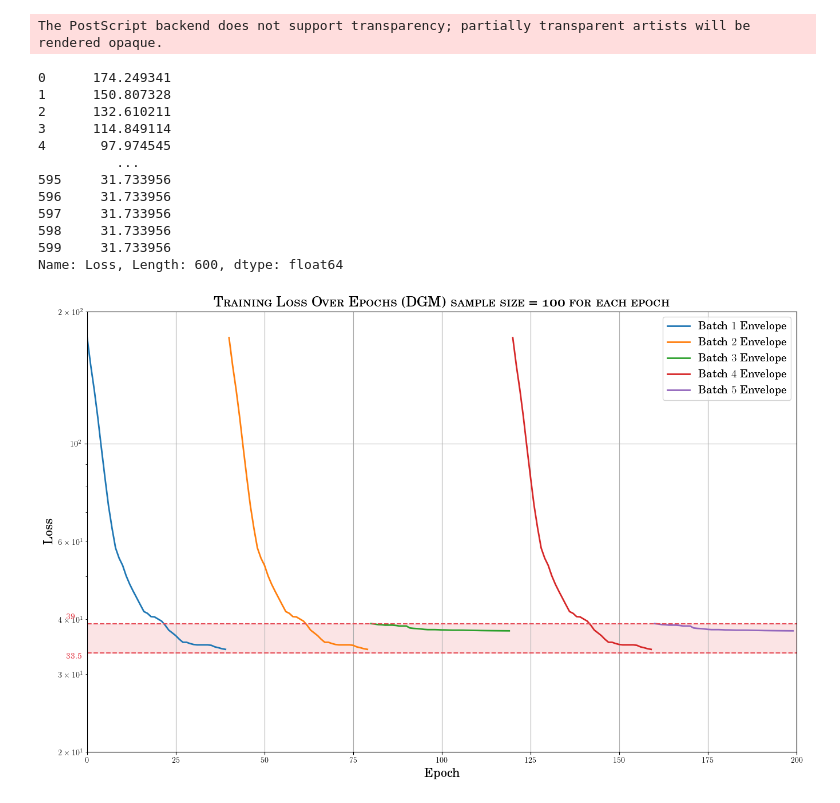
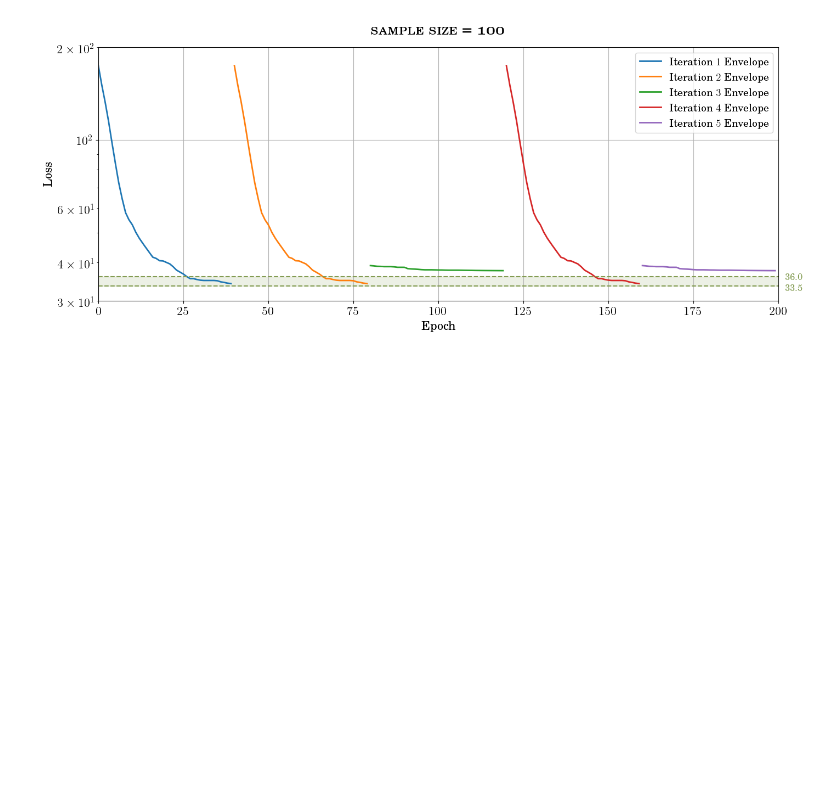
Before and after one commit to Warren12138/SCDAA, a Jupyter notebook: Exercise3_1_primary.ipynb, the cells around one changed output. Saved outputs shown, nothing was run; the diff lists cells and outputs as text; code cells hidden in the pictures; blank space fills up the shorter version.

```diff
--- a/Exercise3_1_primary.ipynb
+++ b/Exercise3_1_primary.ipynb
@@ -236,13 +237,14 @@ T = torch.tensor(1.0, dtype=Proj_dtype, device = Proj_device)
 
 # Initialize LQR solver with given matrices and settings
 solver = LQRSolver(H, M, sigma, C, D, R, T=T, method="euler")
+# %%
+# Define different sample sizes for experimentation
+samplesize = [100, 1000, 5000]
+# Define number of epochs for training
+epochs = 40
+# Define batch size for training
+Iteration = 5
 # %%
-# Define different sample sizes for experimentation
-samplesize = [100, 1000, 5000]
-# Define number of epochs for training
-epochs = 40
-# Define batch size for training
-Batch_size = 5
 
 for sz in samplesize:
 
@@ -264,8 +266,8 @@ for sz in samplesize:
     with open(loss_filename, 'w') as file:
         file.write('Epoch,Loss\n')
 
-    for batch in range(Batch_size):
-        print(f'Batch {batch + 1}/{Batch_size}' + '\n')
+    for iteration in range(Iteration):
+        print(f'Batch {iteration + 1}/{Iteration}' + '\n')
 
         # Generate new data for the current batch
         t_data,x_data = new_data(sz)
@@ -372,64 +341,55 @@ df_5000 = load_data_from_txt(file_path_5000)
 # %%
 # Plotting training loss with customized settings
-batch_size = 5  # Number of batches used during training
+Iteration = 5  # Number of batches used during training
 epoch = 40  # Number of epochs per batch
 
 plt.rc('text', usetex=True)  # Enable LaTeX formatting for text in plots
 plt.rc('text.latex', preamble=r'\usepackage{tgschola}')  # Use the 'tgschola' LaTeX package for text styling
 
 # Convert the 'Loss' column to numeric, coercing any errors that may occur due to non-numeric values
 epoch_losses = pd.to_numeric(df_100['Loss'], errors='coerce')
 
 # Calculate the envelope of the minimum loss values to visualize the progress over epochs
 envelope_lower = np.minimum.accumulate(epoch_losses)
 
-plt.figure(figsize=(16, 10))  # Set the figure size
+plt.figure(figsize=(16, 6))  # Set the figure size
 
 # Iterate through each batch to plot its minimum envelope curve
-epoch_list = range(batch_size * epoch)
-for i in range(batch_size):
+epoch_list = range(Iteration * epoch)
+for i in range(Iteration):
     start = i * epoch
     end = (i + 1) * epoch
     batch_epochs = epoch_list[start:end]
     batch_losses = epoch_losses[start:end]
     envelope_lower = np.minimum.accumulate(batch_losses)
-    plt.plot(batch_epochs, envelope_lower, label=f'Batch {i+1} Envelope', lw=2)
+    plt.plot(batch_epochs, envelope_lower, label=r'\rmfamily \textmd {Iteration }'+f'${i+1}$' r'\textmd{ Envelope}', lw=2)
 
 # Horizontal lines and filled region to indicate convergence range
 x = np.linspace(0, 200)
-plt.axhline(y=33.5, xmin=0, xmax=200, color=(230/255, 76/255, 87/255), linestyle='--')
-plt.axhline(y=39, xmin=0, xmax=200, color=(230/255, 76/255, 87/255), linestyle='--')
-plt.fill_between(x, 33.5, 39, where=(x >= -20) & (x <= 220), color=(230/255, 76/255, 87/255, 0.15), interpolate=True)
+plt.axhline(y=33.5, xmin=0, xmax=200, color=(130/255, 155/255, 81/255), linestyle='--')
+plt.axhline(y=36.0, xmin=0, xmax=200, color=(130/255, 155/255, 81/255), linestyle='--')
+plt.fill_between(x, 33.5, 36.0, where=(x >= -20) & (x <= 220), color=(130/255, 155/255, 81/255, 0.15), interpolate=True)
 
 plt.yscale('log')  # Set y-axis to logarithmic scale for better visualization of loss reduction
-plt.xlabel('Epoch', fontsize=16)
-plt.ylabel('Loss', fontsize=16)
-plt.title('Training Loss Over Epochs (DGM) sample size = 100 for each epoch', fontsize=18)
+plt.xlabel(r'\rmfamily \textmd {Epoch}', fontsize=16)
+plt.ylabel(r'\rmfamily \textmd {Loss}', fontsize=16)
+plt.title(r'\rmfamily {\textsc{sample size = 100}}', pad=18, fontsize=22)
 plt.xlim(0, 200)  # Set x-axis limits
-plt.ylim(2e1, 2e2)  # Set y-axis limits to focus on the significant range of loss values
-plt.text(-6, 40, '39', color=(230/255, 76/255, 87/255), fontsize=10)  # Label the upper limit of the convergence range
-plt.text(-6, 32.5, '33.5', color=(230/255, 76/255, 87/255), fontsize=10)  # Label the lower limit of the convergence range
+plt.ylim(3e1, 2e2)  # Set y-axis limits to focus on the significant range of loss values
+plt.text(202, 35.2, r'\rmfamily \textmd {36.0}', color=(130/255, 155/255, 81/255), fontsize=12)  # Label the upper limit of the convergence range
+plt.text(202, 32.5, r'\rmfamily \textmd {33.5}', color=(130/255, 155/255, 81/255), fontsize=12)  # Label the lower limit of the convergence range
 plt.legend(fontsize=14)
 plt.grid(True)  # Enable grid for better readability of the plot
 
-plt.savefig('Exercise3/Training Loss_100 (DGM).eps', format='eps', dpi=600)  # Save the plot as EPS
+plt.rcParams['axes.labelsize'] = 16
+plt.rcParams['xtick.labelsize'] = 16
+plt.rcParams['ytick.labelsize'] = 16
+
+plt.savefig('Exercise3/Training Loss_100 (DGM).pdf', format='pdf', dpi=600)  # Save the plot as EPS
 plt.savefig('Exercise3/Training Loss_100 (DGM).png', format='png', dpi=600)  # Save the plot as PNG
 
 plt.show()  # Display the plot
 # %% [output]
-The PostScript backend does not support transparency; partially transparent artists will be rendered opaque.
-0      174.249341
-1      150.807328
-2      132.610211
-3      114.849114
-4       97.974545
-          ...
-595     31.733956
-596     31.733956
-597     31.733956
-598     31.733956
-599     31.733956
-Name: Loss, Length: 600, dtype: float64
-[figure, old version]
+[figure, new version]
 # %%
 # Plotting the training loss with samplesize 1000
```
Also changed, not shown: parts of 8 cells of this notebook.
